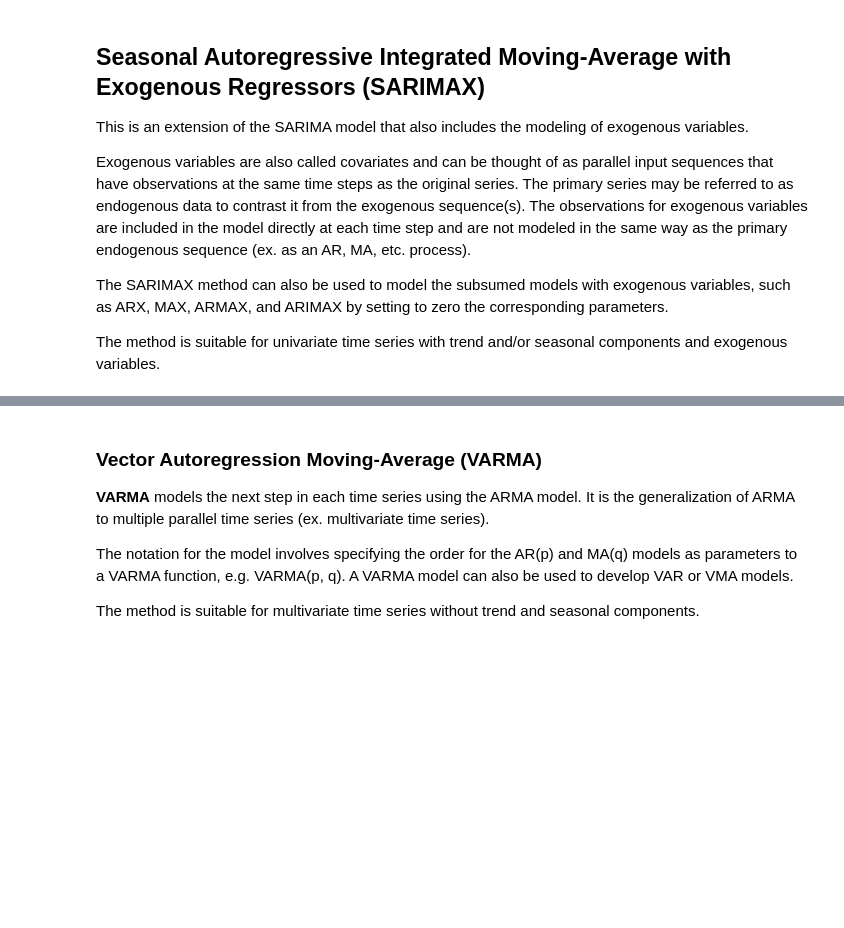
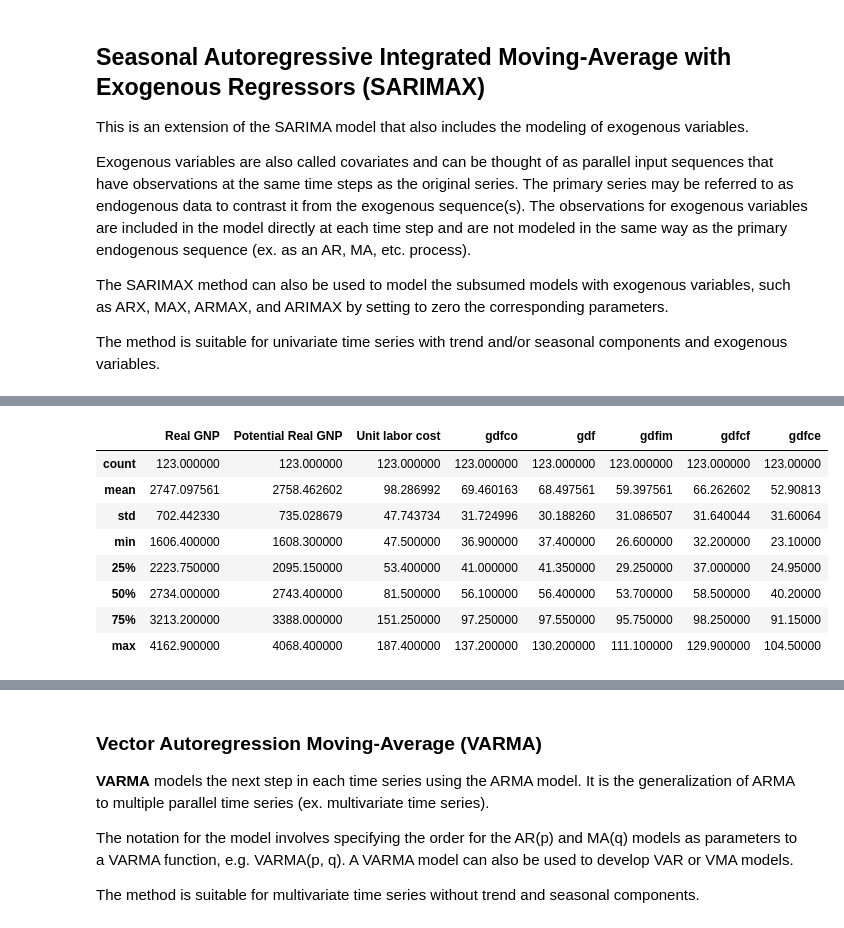
Before and after one commit to jgdelrio/tutorials, a Jupyter notebook: TimeSeries/02_Classical_TS_Forecasting_Cont.ipynb, the cells around one changed output, grey strips where cells are left out. Drawn from its saved outputs; the diff is of its cells as text; code cells hidden in the pictures; blank space fills up the shorter version.

```diff
--- a/TimeSeries/02_Classical_TS_Forecasting_Cont.ipynb
+++ b/TimeSeries/02_Classical_TS_Forecasting_Cont.ipynb
@@ -104,0 +194,12 @@ VAR Model Prediction: [[100.17423369 100.6350846 ]]
+# %%
+df.describe()
+# %% [output]
+|  | Real GNP | Potential Real GNP | Unit labor cost | gdfco | gdf | gdfim | gdfcf | gdfce |
+| count | 123.000000 | 123.000000 | 123.000000 | 123.000000 | 123.000000 | 123.000000 | 123.000000 | 123.00000 |
+| mean | 2747.097561 | 2758.462602 | 98.286992 | 69.460163 | 68.497561 | 59.397561 | 66.262602 | 52.90813 |
+| std | 702.442330 | 735.028679 | 47.743734 | 31.724996 | 30.188260 | 31.086507 | 31.640044 | 31.60064 |
+| min | 1606.400000 | 1608.300000 | 47.500000 | 36.900000 | 37.400000 | 26.600000 | 32.200000 | 23.10000 |
+| 25% | 2223.750000 | 2095.150000 | 53.400000 | 41.000000 | 41.350000 | 29.250000 | 37.000000 | 24.95000 |
+| 50% | 2734.000000 | 2743.400000 | 81.500000 | 56.100000 | 56.400000 | 53.700000 | 58.500000 | 40.20000 |
+| 75% | 3213.200000 | 3388.000000 | 151.250000 | 97.250000 | 97.550000 | 95.750000 | 98.250000 | 91.15000 |
+| max | 4162.900000 | 4068.400000 | 187.400000 | 137.200000 | 130.200000 | 111.100000 | 129.900000 | 104.50000 |
```
Also changed, not shown: parts of 28 cells of this notebook, 3 other files.
